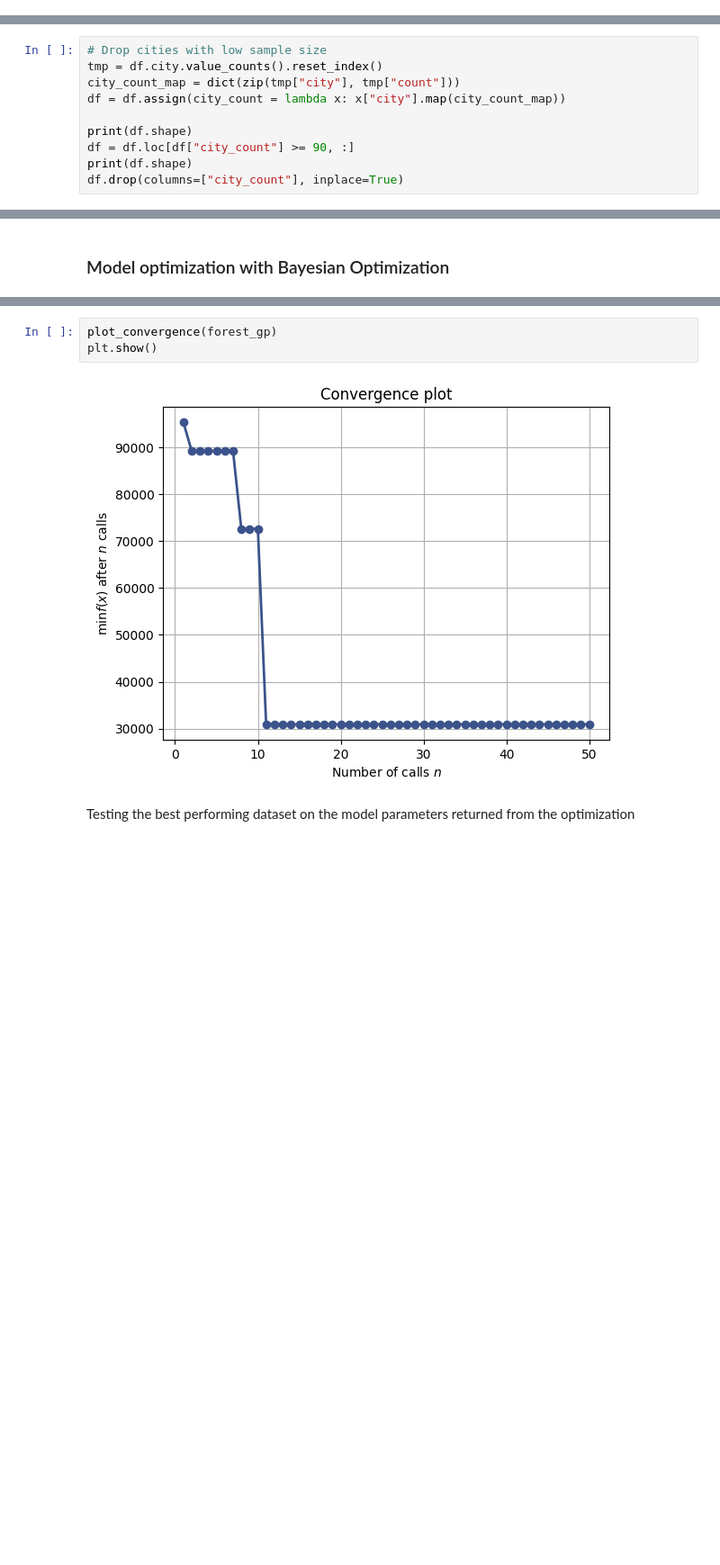
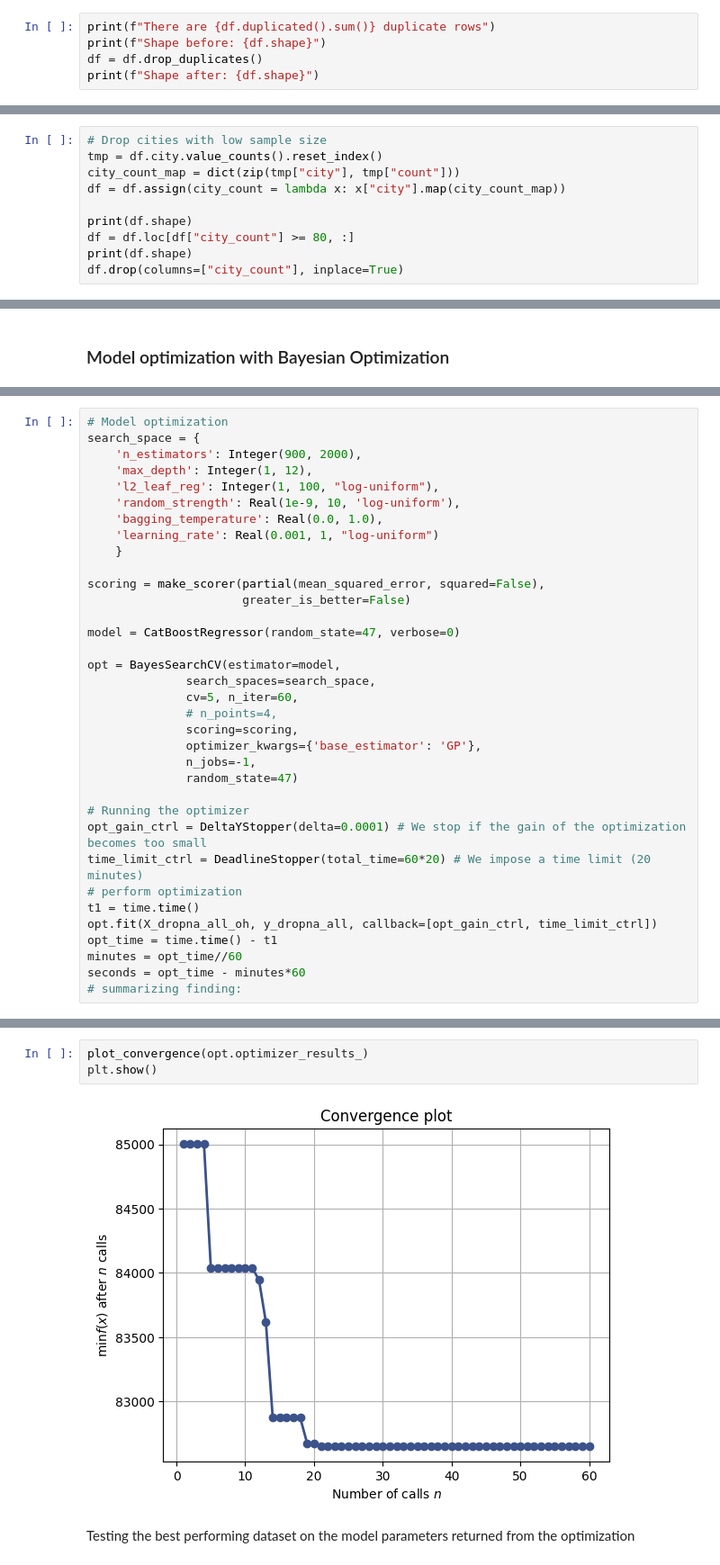
Before and after one commit to antonisgiann/ml_with_scikit-learn, a Jupyter notebook: Regression/usa-real-estate-dataset/notebook.ipynb, the cells around one changed output, grey strips where cells are left out. Shown at 90% size. Saved outputs shown, nothing was run; the diff lists cells and outputs as text; blank space fills up the shorter version.

```diff
--- a/Regression/usa-real-estate-dataset/notebook.ipynb
+++ b/Regression/usa-real-estate-dataset/notebook.ipynb
@@ -120,3 +125,8 @@ df.head()
 | 2 | for_sale | 2.0 | 1.0 | 0.15 | Juana Diaz | Puerto Rico | 795.0 | 748.0 | NaN | 67000.0 |
 | 3 | for_sale | 4.0 | 2.0 | 0.10 | Ponce | Puerto Rico | 731.0 | 1800.0 | NaN | 145000.0 |
 | 4 | for_sale | 6.0 | 2.0 | 0.05 | Mayaguez | Puerto Rico | 680.0 | NaN | NaN | 65000.0 |
+# %%
+print(f"There are {df.duplicated().sum()} duplicate rows")
+print(f"Shape before: {df.shape}")
+df = df.drop_duplicates()
+print(f"Shape after: {df.shape}")
@@ -258,7 +272,7 @@ city_count_map = dict(zip(tmp["city"], tmp["count"]))
 df = df.assign(city_count = lambda x: x["city"].map(city_count_map))
 
 print(df.shape)
-df = df.loc[df["city_count"] >= 90, :]
+df = df.loc[df["city_count"] >= 80, :]
 print(df.shape)
 df.drop(columns=["city_count"], inplace=True)
 # %% [output]
@@ -606,0 +592,35 @@ Best parameters: n_estimators=100, max_depth=50, min_samples_split=2, min_sample
+# %%
+# Model optimization
+search_space = {
+    'n_estimators': Integer(900, 2000),
+    'max_depth': Integer(1, 12),
+    'l2_leaf_reg': Integer(1, 100, "log-uniform"),
+    'random_strength': Real(1e-9, 10, 'log-uniform'),
+    'bagging_temperature': Real(0.0, 1.0),
+    'learning_rate': Real(0.001, 1, "log-uniform")
+    }
+
+scoring = make_scorer(partial(mean_squared_error, squared=False),
+                      greater_is_better=False)
+
+model = CatBoostRegressor(random_state=47, verbose=0)
+
+opt = BayesSearchCV(estimator=model,
+              search_spaces=search_space,
+              cv=5, n_iter=60,
+              # n_points=4,
+              scoring=scoring,
+              optimizer_kwargs={'base_estimator': 'GP'},
+              n_jobs=-1,
+              random_state=47)
+
+# Running the optimizer
+opt_gain_ctrl = DeltaYStopper(delta=0.0001) # We stop if the gain of the optimization becomes too small
+time_limit_ctrl = DeadlineStopper(total_time=60*20) # We impose a time limit (20 minutes)
+# perform optimization
+t1 = time.time()
+opt.fit(X_dropna_all_oh, y_dropna_all, callback=[opt_gain_ctrl, time_limit_ctrl])
+opt_time = time.time() - t1
+minutes = opt_time//60
+seconds = opt_time - minutes*60
+# summarizing finding:
@@ -607,7 +636,7 @@ Best parameters: n_estimators=100, max_depth=50, min_samples_split=2, min_sample
 # %%
-plot_convergence(forest_gp)
+plot_convergence(opt.optimizer_results_)
 plt.show()
 # %% [output]
-[figure, old version]
+[figure, new version]
 # %% [markdown]
 Testing the best performing dataset on the model parameters returned from the optimization
```
Also changed, not shown: parts of 56 cells of this notebook.
